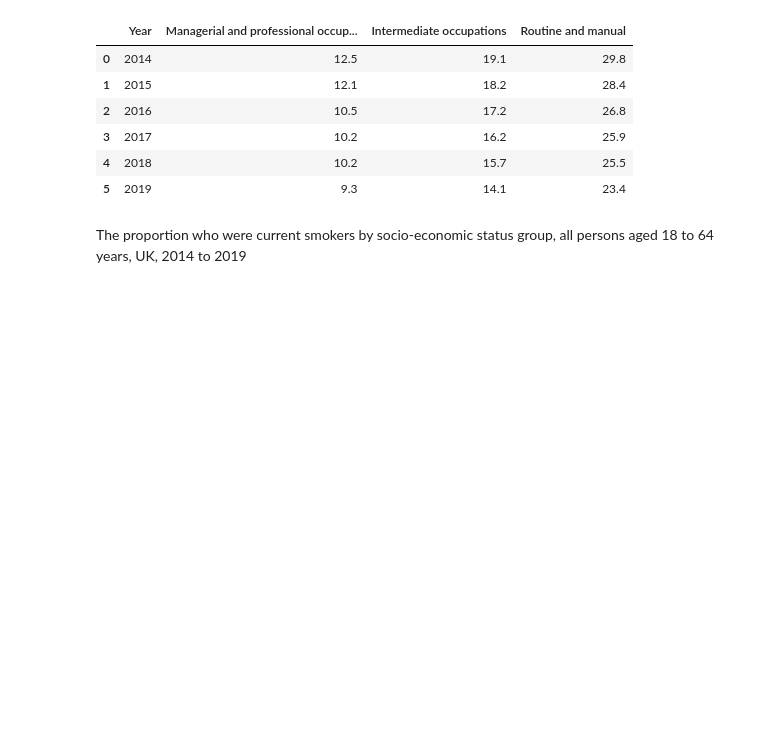
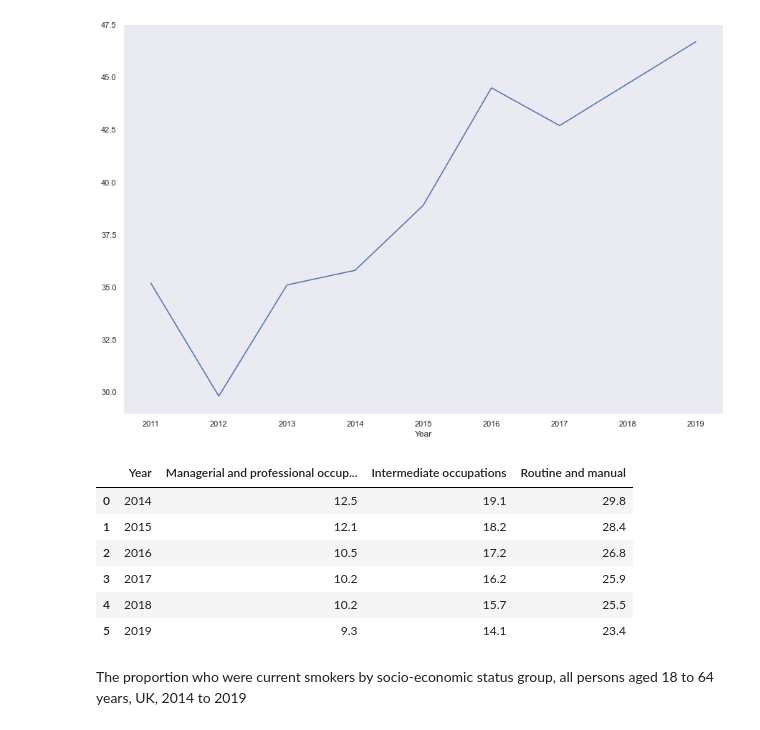
Before and after one commit to alptercan/data-analytics-project, a Jupyter notebook: Tobacco_Control.ipynb, the cells around one changed output. Drawn from its saved outputs; the diff is of its cells as text; code cells hidden in the pictures; blank space fills up the shorter version.

```diff
--- a/Tobacco_Control.ipynb
+++ b/Tobacco_Control.ipynb
@@ -52,3 +89,9 @@ ax = sns.barplot(x="Year", y="Cigarette smokers who have quit", data=quit_people
+# %%
+plt.figure(figsize=(15,10))
+ax = sns.lineplot(x=quit_year, y=quit_smokers-current_smokers)
+sns.set(style='dark')
+# %% [output]
+[figure, added]
 # %%
 characterisics_of_smoking_people
 # %% [output]
```
Also changed, not shown: parts of 15 cells of this notebook, 1 other file.
